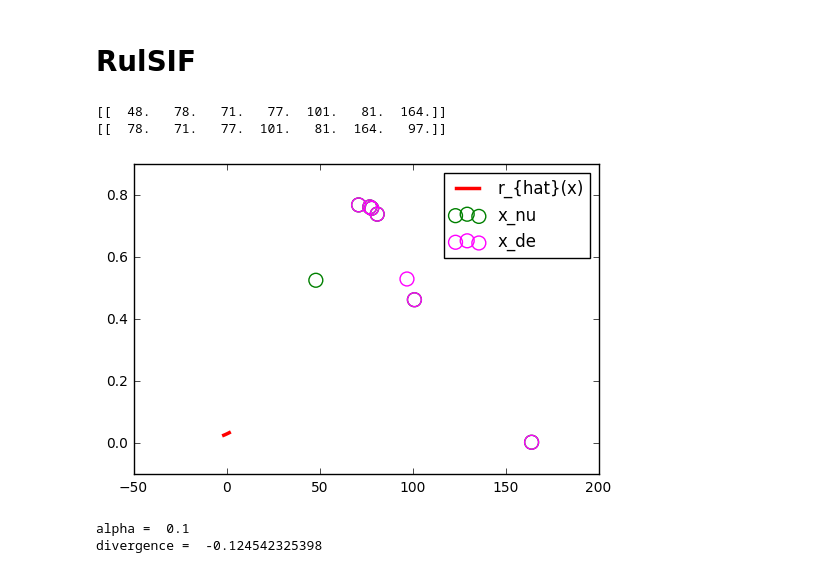
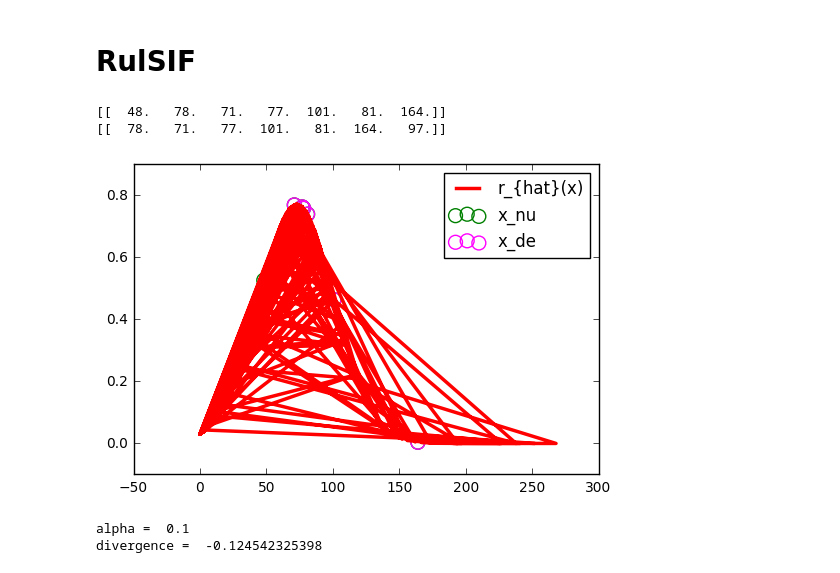
Before and after one commit to yenhao/Bipolar-Disorder-Detection, a Jupyter notebook: detect time/time_segmentation.ipynb, the cells around one changed output. Saved outputs shown, nothing was run; the diff lists cells and outputs as text; code cells hidden in the pictures.

```diff
--- a/detect time/time_segmentation.ipynb
+++ b/detect time/time_segmentation.ipynb
@@ -317,7 +317,7 @@ x_nu = array([list1])
 # x_de = randn(1,10)*.5;
 x_de = array([list2])
 
-x_re = array([arange(-1.5,1.5,.05)])
+x_re = array([f_list])
 
 print x_nu
 print x_de
@@ -327,34 +327,34 @@ print x_de
 #using normal ULSIF, which is RULSIF with alpha = 0.
 # x_nu: samples from numerator
 # x_de: samples from denominator
 # x_re: reference sample
 # alpha: alpha defined in relative density ratio
 # sigma_list, lambda_list: parameters for model selection
 # b: number of kernel basis
 # fold: number of fold for cross validation
 alpha = 0.1;
 (PE,w,s) = R_ULSIF(x_nu, x_de, c_[x_re,x_nu,x_de], alpha, sigma_list(x_nu,x_de),lambda_list(), 5, 5)
 
 #plotting with true density ratio
 w_re = w[0:x_re.shape[1]]
 plot(x_re.T,w_re,label='r_{hat}(x)',linewidth=2.5, color='red')
 w_nu = w[x_re.shape[1]:x_re.shape[1]+x_nu.shape[1]]
 scatter(x_nu,w_nu,label='x_nu',color = 'green', facecolors='none' ,s=100)
 w_de= w[x_re.shape[1]+x_nu.shape[1]:]
 scatter(x_de,w_de,label='x_de',color='magenta', facecolors='none' ,s=100)
 
 # x_disp = linspace(-1.5,1.5,100);
 # plot(x_disp, norm_pdf(x_disp, -1,.25)/norm_pdf(x_disp, 0, .5),\
 #      linewidth = 2.5, label='r(x)',color='blue')
 legend()
 show()
 
 print 'alpha = ',alpha
 print 'divergence = ', PE
 # %% [output]
 [[  48.   78.   71.   77.  101.   81.  164.]]
 [[  78.   71.   77.  101.   81.  164.   97.]]
-[figure, old version]
+[figure, new version]
 alpha =  0.1
 divergence =  -0.124542325398
 # %%
```
Also changed, not shown: parts of 2 cells of this notebook.
